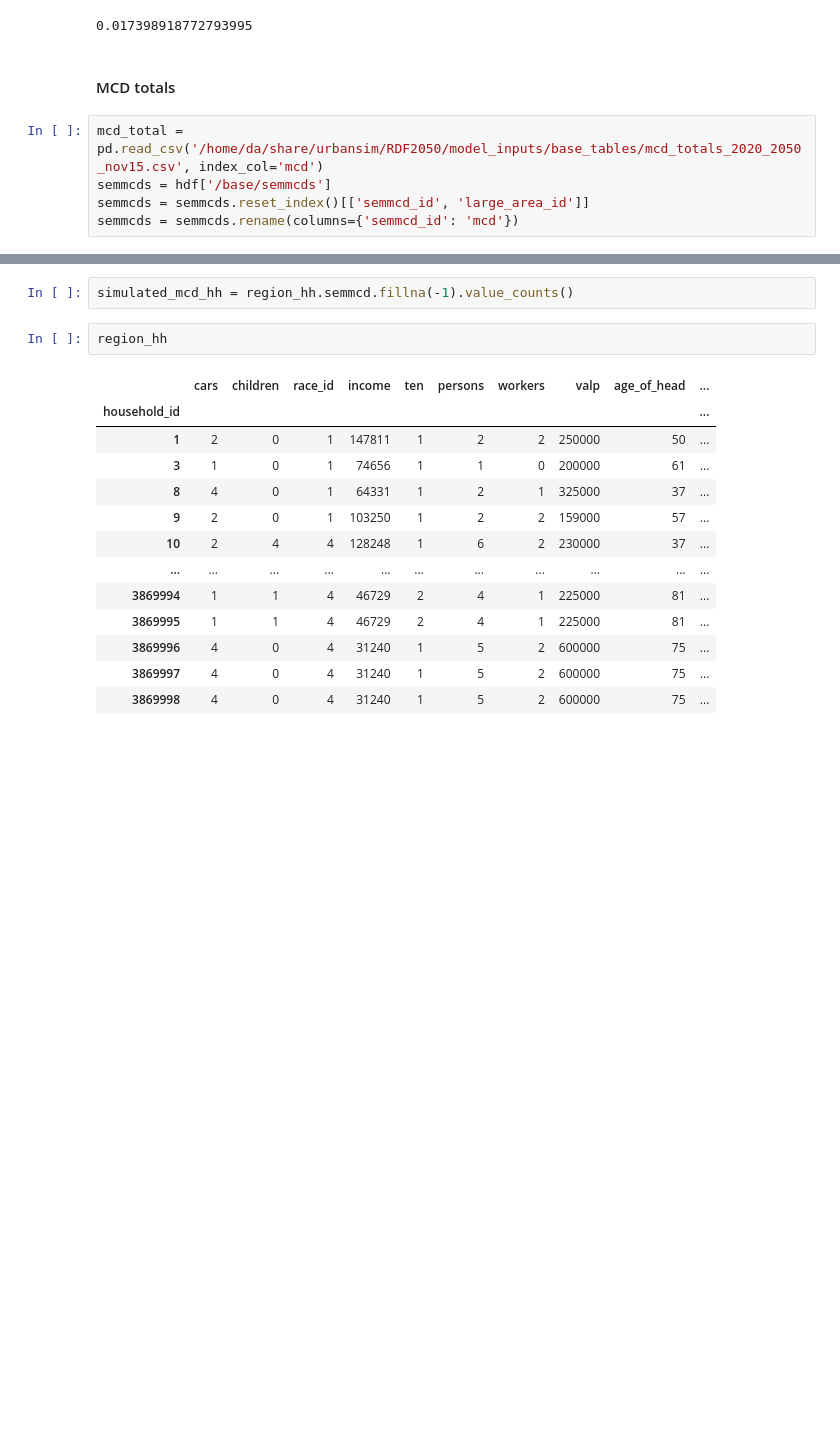
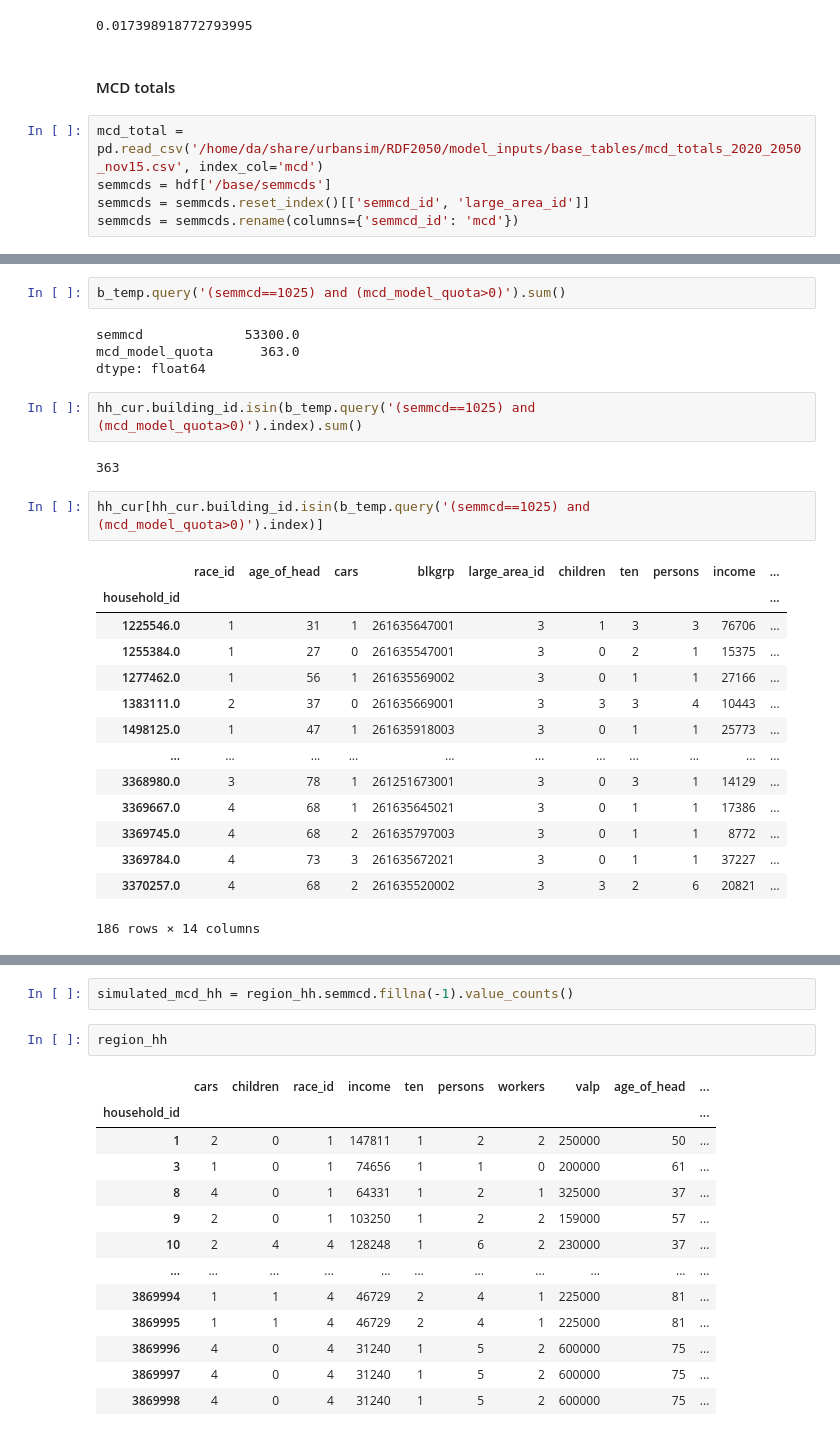
Before and after one commit to SEMCOG/semcog_urbansim, a Jupyter notebook: notebooks/model_analysis/model_output_analysis.ipynb, the cells around one changed output, grey strips where cells are left out. Cells and saved outputs as stored; diff of their text form; blank space fills up the shorter version.

```diff
--- a/notebooks/model_analysis/model_output_analysis.ipynb
+++ b/notebooks/model_analysis/model_output_analysis.ipynb
@@ -316,0 +325,27 @@ region_hh.building_id.isin(b50.index).sum()
+# %%
+b_temp.query('(semmcd==1025) and (mcd_model_quota>0)').sum()
+# %% [output]
+semmcd             53300.0
+mcd_model_quota      363.0
+dtype: float64
+# %%
+hh_cur.building_id.isin(b_temp.query('(semmcd==1025) and (mcd_model_quota>0)').index).sum()
+# %% [output]
+363
+# %%
+hh_cur[hh_cur.building_id.isin(b_temp.query('(semmcd==1025) and (mcd_model_quota>0)').index)]
+# %% [output]
+|  | race_id | age_of_head | cars | blkgrp | large_area_id | children | ten | persons | income | ... |
+| household_id |  |  |  |  |  |  |  |  |  | ... |
+| 1225546.0 | 1 | 31 | 1 | 261635647001 | 3 | 1 | 3 | 3 | 76706 | ... |
+| 1255384.0 | 1 | 27 | 0 | 261635547001 | 3 | 0 | 2 | 1 | 15375 | ... |
+| 1277462.0 | 1 | 56 | 1 | 261635569002 | 3 | 0 | 1 | 1 | 27166 | ... |
+| 1383111.0 | 2 | 37 | 0 | 261635669001 | 3 | 3 | 3 | 4 | 10443 | ... |
+| 1498125.0 | 1 | 47 | 1 | 261635918003 | 3 | 0 | 1 | 1 | 25773 | ... |
+| ... | ... | ... | ... | ... | ... | ... | ... | ... | ... | ... |
+| 3368980.0 | 3 | 78 | 1 | 261251673001 | 3 | 0 | 3 | 1 | 14129 | ... |
+| 3369667.0 | 4 | 68 | 1 | 261635645021 | 3 | 0 | 1 | 1 | 17386 | ... |
+| 3369745.0 | 4 | 68 | 2 | 261635797003 | 3 | 0 | 1 | 1 | 8772 | ... |
+| 3369784.0 | 4 | 73 | 3 | 261635672021 | 3 | 0 | 1 | 1 | 37227 | ... |
+| 3370257.0 | 4 | 68 | 2 | 261635520002 | 3 | 3 | 2 | 6 | 20821 | ... |
+186 rows × 14 columns
```
Also changed, not shown: parts of 9 cells of this notebook, 2 other files.
